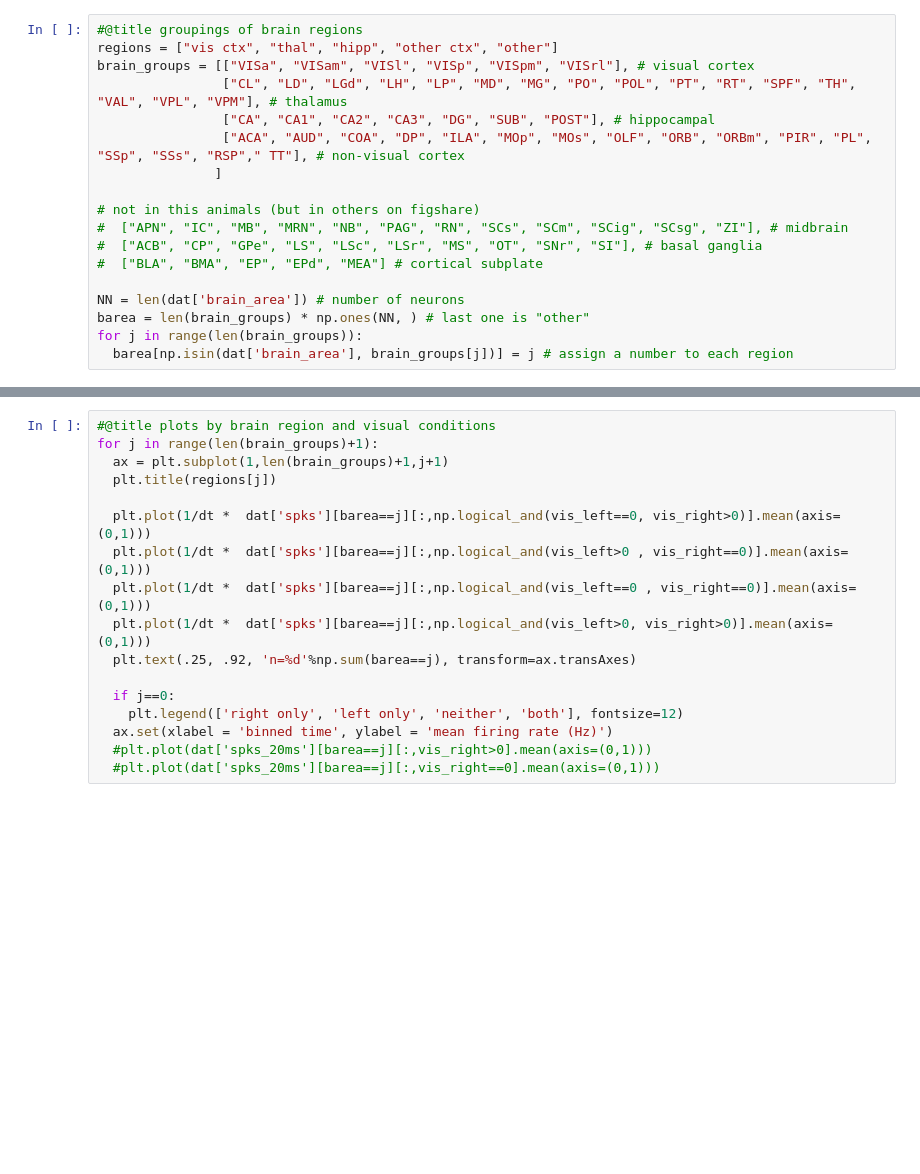
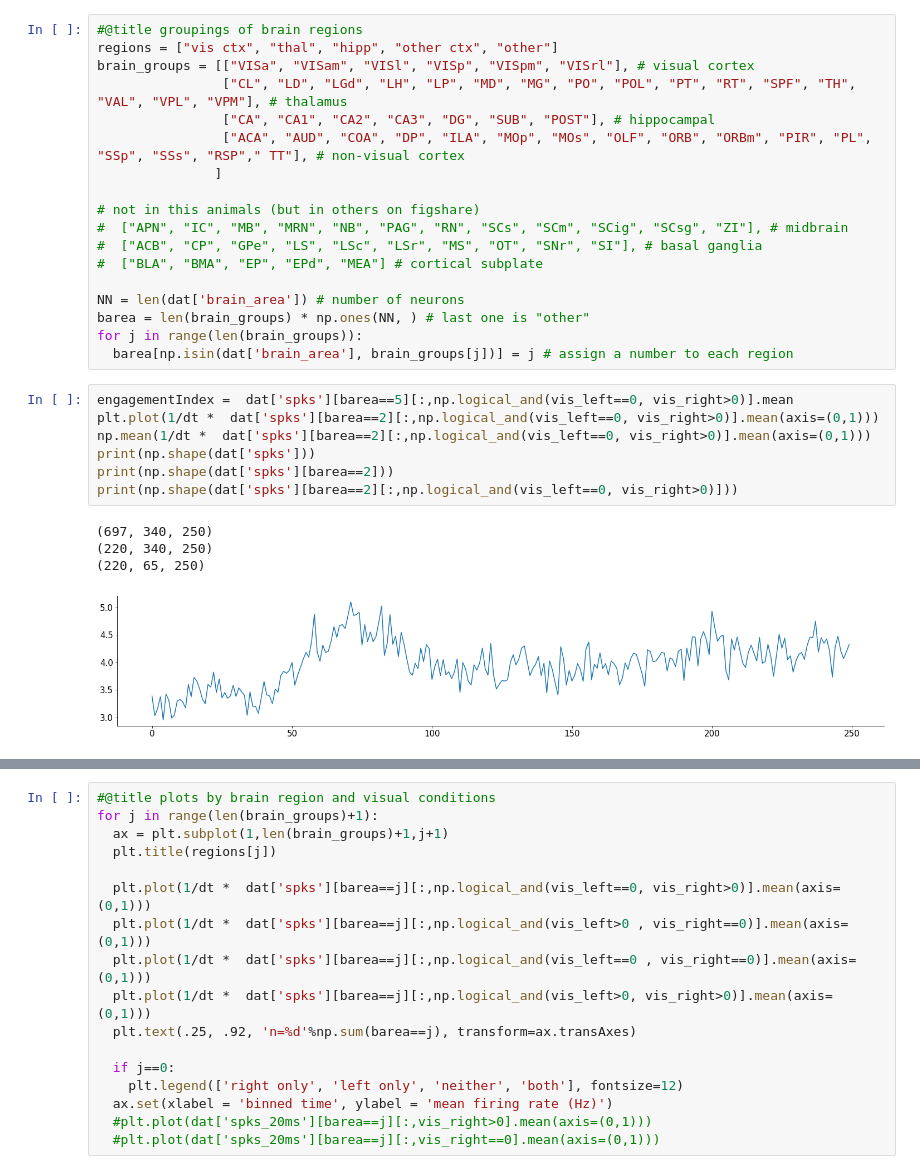
Before and after one commit to EmiliosIsaias/RattusDeus, a Jupyter notebook: Project_Notebook.ipynb, the cells around one changed output, grey strips where cells are left out. Cells and saved outputs as stored; diff of their text form; blank space fills up the shorter version.

Commit message:
Exploracion del hipocampo
Cambion para explorar engagement index

```diff
--- a/Project_Notebook.ipynb
+++ b/Project_Notebook.ipynb
@@ -94,3 +94,15 @@ NN = len(dat['brain_area']) # number of neurons
 barea = len(brain_groups) * np.ones(NN, ) # last one is "other"
 for j in range(len(brain_groups)):
   barea[np.isin(dat['brain_area'], brain_groups[j])] = j # assign a number to each region
+# %%
+engagementIndex =  dat['spks'][barea==5][:,np.logical_and(vis_left==0, vis_right>0)].mean
+plt.plot(1/dt *  dat['spks'][barea==2][:,np.logical_and(vis_left==0, vis_right>0)].mean(axis=(0,1)))
+np.mean(1/dt *  dat['spks'][barea==2][:,np.logical_and(vis_left==0, vis_right>0)].mean(axis=(0,1)))
+print(np.shape(dat['spks']))
+print(np.shape(dat['spks'][barea==2]))
+print(np.shape(dat['spks'][barea==2][:,np.logical_and(vis_left==0, vis_right>0)]))
+# %% [output]
+(697, 340, 250)
+(220, 340, 250)
+(220, 65, 250)
+[figure, added]
```
Also changed, not shown: parts of 2 cells of this notebook.
